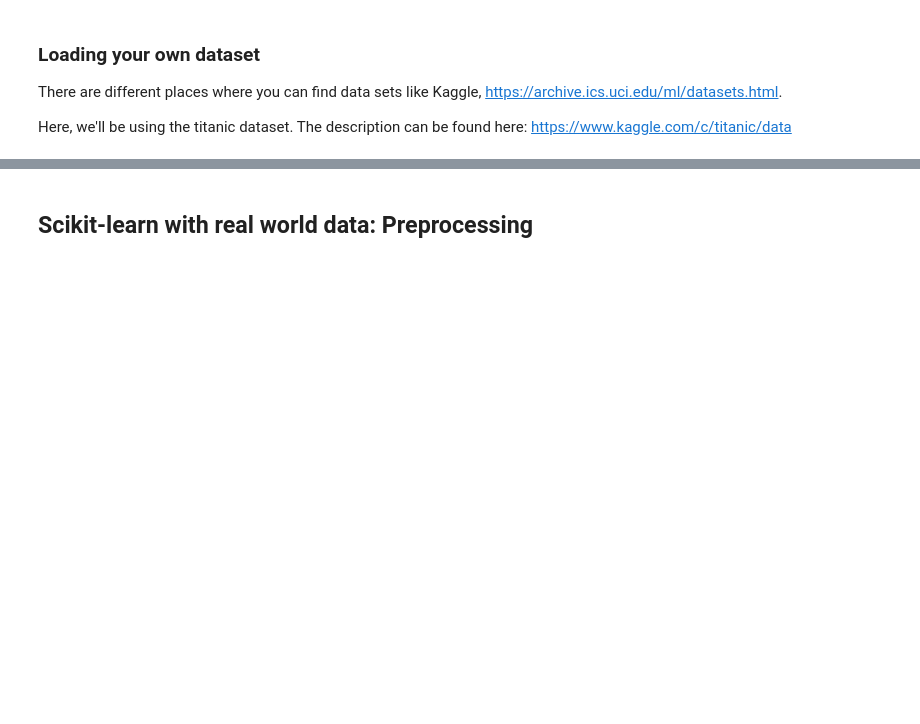
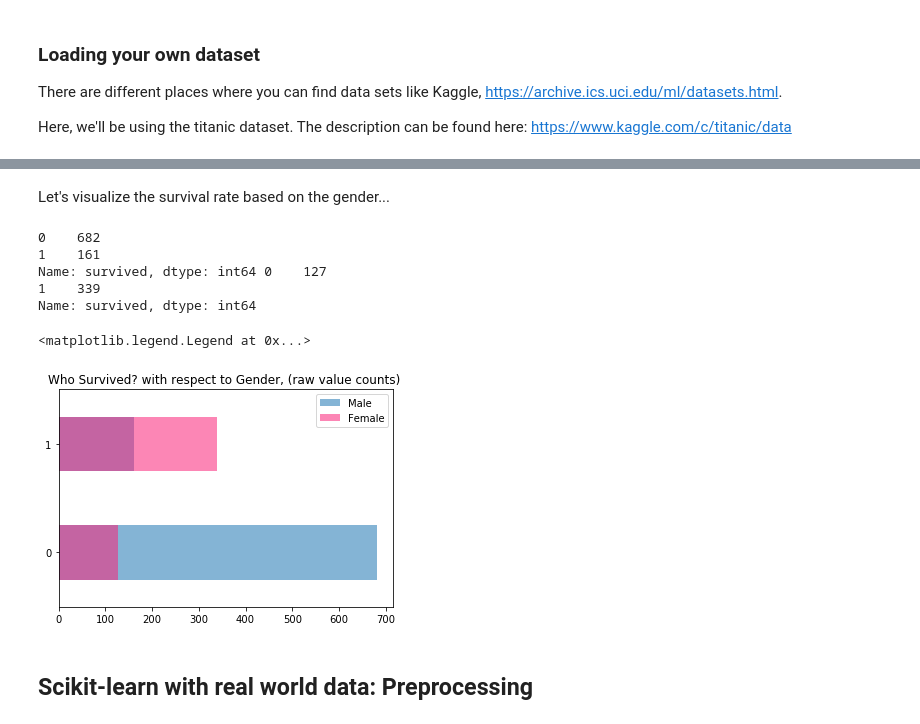
Before and after one commit to anniecherk/scikit_learn_and_keras_demo_fall_2017, a Jupyter notebook: Scikit-learn Demo.ipynb, the cells around one changed output, grey strips where cells are left out. Cells and saved outputs as stored; diff of their text form; code cells hidden in the pictures; blank space fills up the shorter version.

Commit message:
added some more algorithms and visualizations

```diff
--- a/Scikit-learn Demo.ipynb
+++ b/Scikit-learn Demo.ipynb
@@ -89,3 +111,23 @@ data.shape
+# %% [markdown]
+Let's visualize the survival rate based on the gender...
+# %%
+df_male = titanic.survived[titanic.sex == 'male'].value_counts().sort_index()
+df_female = titanic.survived[titanic.sex == 'female'].value_counts().sort_index()
+
+print(df_male, df_female)
+
+ax1 = plt.figure()
+df_male.plot(kind='barh',label='Male', alpha=0.55)
+df_female.plot(kind='barh', color='#FA2379',label='Female', alpha=0.55)
+plt.title("Who Survived? with respect to Gender, (raw value counts) "); plt.legend(loc='best')
+# %% [output]
+0    682
+1    161
+Name: survived, dtype: int64 0    127
+1    339
+Name: survived, dtype: int64
+<matplotlib.legend.Legend at 0x...>
+[figure, added]
 # %% [markdown]
 
 ## Scikit-learn with real world data: Preprocessing
```
Also changed, not shown: parts of 34 cells of this notebook.
